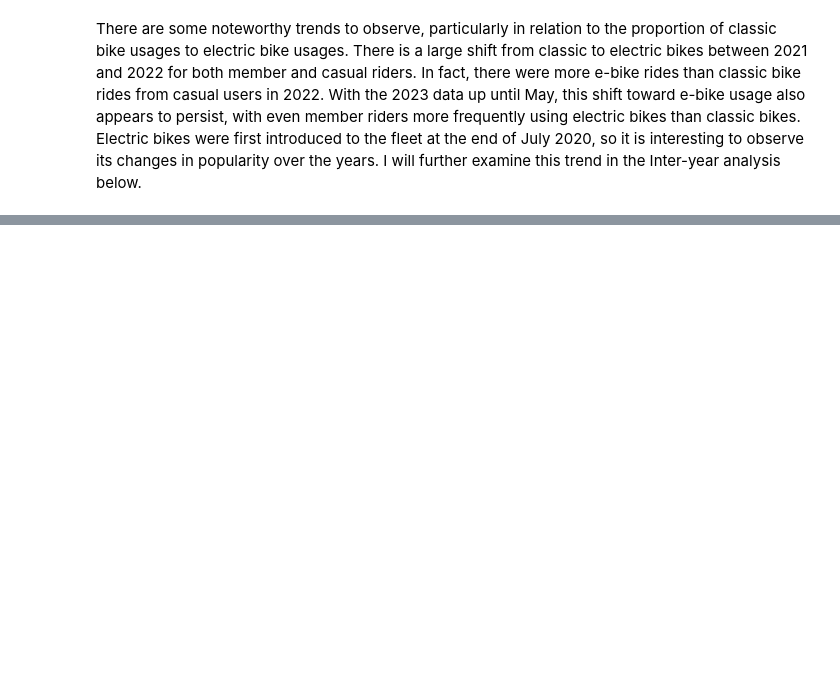
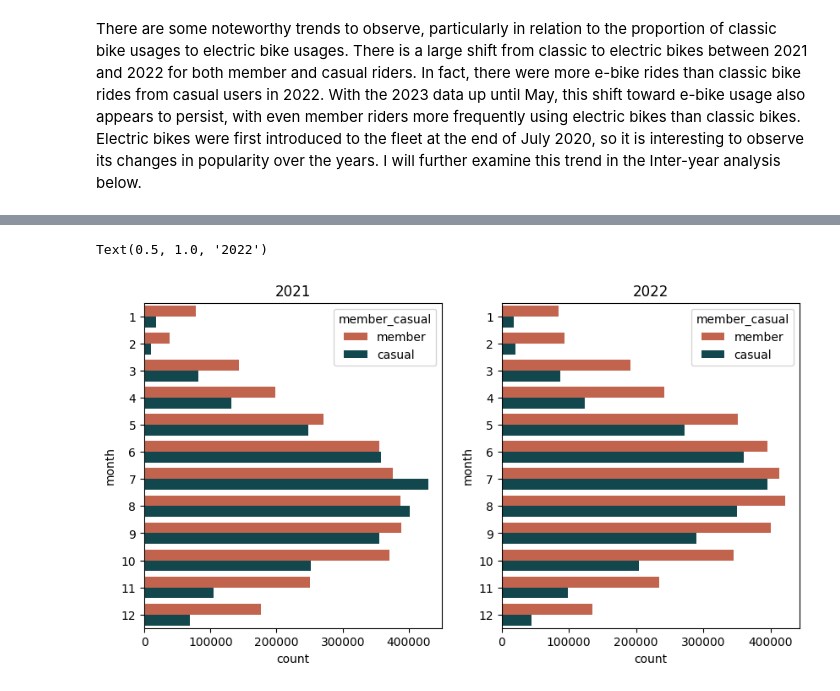
Before and after one commit to pollyren/divvy, a Jupyter notebook: eda/analysis.ipynb, the cells around one changed output, grey strips where cells are left out. Cells and saved outputs as stored; diff of their text form; code cells hidden in the pictures; blank space fills up the shorter version.

```diff
--- a/eda/analysis.ipynb
+++ b/eda/analysis.ipynb
@@ -191,0 +307,9 @@ axes[1].set_title('2022')
+# %%
+fig, axes = plt.subplots(1, 2, figsize=(10, 5))
+sns.countplot(data=cleaned2[cleaned2['year']==2021], y='month', hue='member_casual', ax=axes[0])
+sns.countplot(data=cleaned2[cleaned2['year']==2022].sort_values('member_casual', ascending=False), y='month', hue='member_casual', ax=axes[1])
+axes[0].set_title('2021')
+axes[1].set_title('2022')
+# %% [output]
+Text(0.5, 1.0, '2022')
+[figure, added]
```
Also changed, not shown: parts of 27 cells of this notebook.
